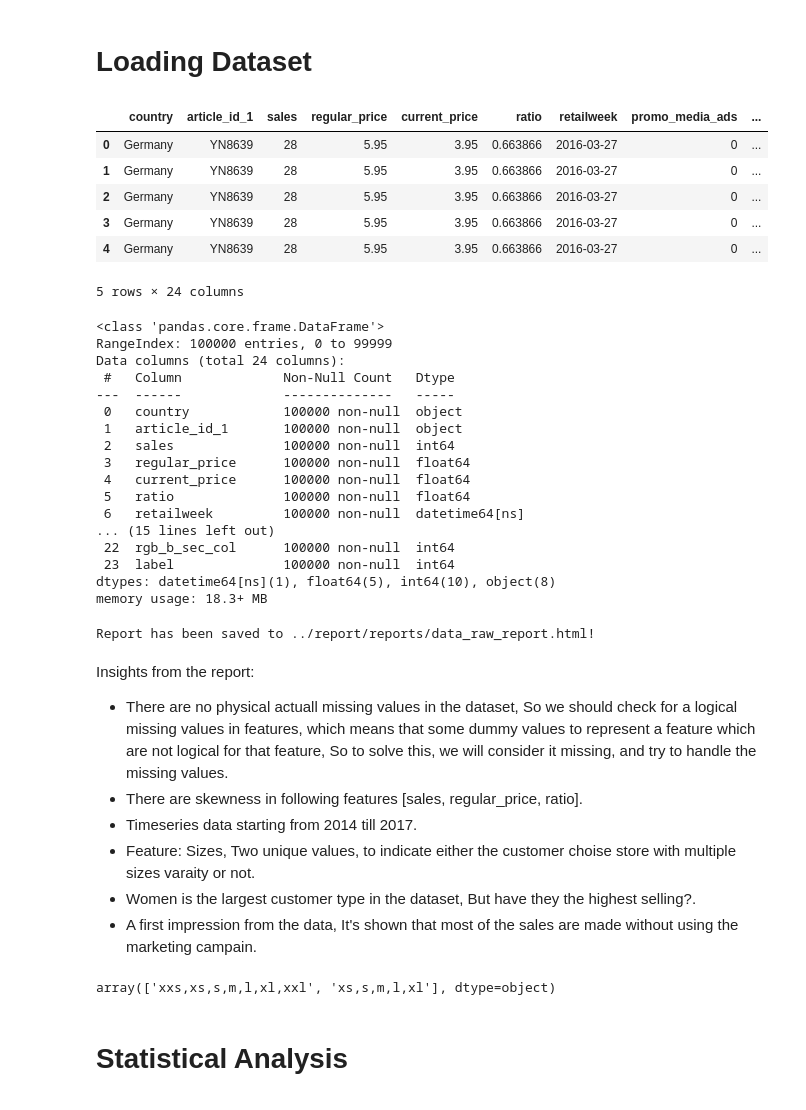
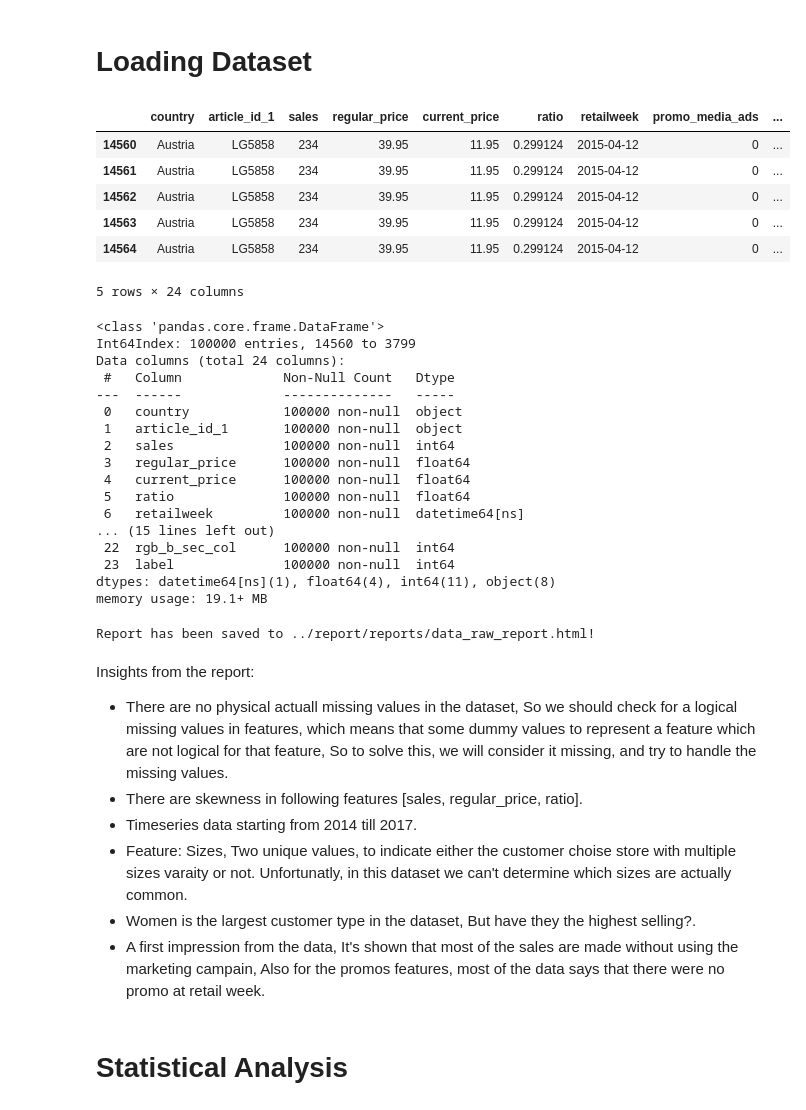
Before and after one commit to AhmedYousriSobhi/market_campain_imapct, a Jupyter notebook: nb_workspace/_1_data_raw_eda.ipynb, the cells around one changed output. Saved outputs shown, nothing was run; the diff lists cells and outputs as text; code cells hidden in the pictures.

```diff
--- a/nb_workspace/_1_data_raw_eda.ipynb
+++ b/nb_workspace/_1_data_raw_eda.ipynb
@@ -24,32 +168,36 @@ from dataprep.eda import create_report
 # %%
 df = (
     pd.read_csv('../data/raw/full_gen_data.csv')
     .assign(
-        retailweek = lambda x: pd.to_datetime(x.retailweek)
+        retailweek = lambda x: pd.to_datetime(x.retailweek),
+        customer_id = lambda x: x.customer_id.astype('int')
     )
     .rename(columns={
         'article':'article_id_1',
         'article.1':"article_id_2",
         'promo1':'promo_media_ads',
         'promo2':'promo_store_event',
         'cost':'cost_article_2'
     })
 )
 
+# Sorting by [Country, customer_id, retailweek]
+df = df.sort_values(by=['country', 'customer_id', 'retailweek'])
+
 df.head()
 # %% [output]
 |  | country | article_id_1 | sales | regular_price | current_price | ratio | retailweek | promo_media_ads | ... |
-| 0 | Germany | YN8639 | 28 | 5.95 | 3.95 | 0.663866 | 2016-03-27 | 0 | ... |
-| 1 | Germany | YN8639 | 28 | 5.95 | 3.95 | 0.663866 | 2016-03-27 | 0 | ... |
-| 2 | Germany | YN8639 | 28 | 5.95 | 3.95 | 0.663866 | 2016-03-27 | 0 | ... |
-| 3 | Germany | YN8639 | 28 | 5.95 | 3.95 | 0.663866 | 2016-03-27 | 0 | ... |
-| 4 | Germany | YN8639 | 28 | 5.95 | 3.95 | 0.663866 | 2016-03-27 | 0 | ... |
+| 14560 | Austria | LG5858 | 234 | 39.95 | 11.95 | 0.299124 | 2015-04-12 | 0 | ... |
+| 14561 | Austria | LG5858 | 234 | 39.95 | 11.95 | 0.299124 | 2015-04-12 | 0 | ... |
+| 14562 | Austria | LG5858 | 234 | 39.95 | 11.95 | 0.299124 | 2015-04-12 | 0 | ... |
+| 14563 | Austria | LG5858 | 234 | 39.95 | 11.95 | 0.299124 | 2015-04-12 | 0 | ... |
+| 14564 | Austria | LG5858 | 234 | 39.95 | 11.95 | 0.299124 | 2015-04-12 | 0 | ... |
 5 rows × 24 columns
 # %%
 df.info()
 # %% [output]
 <class 'pandas.core.frame.DataFrame'>
-RangeIndex: 100000 entries, 0 to 99999
+Int64Index: 100000 entries, 14560 to 3799
 Data columns (total 24 columns):
  #   Column             Non-Null Count   Dtype
 ---  ------             --------------   -----
@@ -63,8 +211,8 @@ Data columns (total 24 columns):
 ... (15 lines left out)
  22  rgb_b_sec_col      100000 non-null  int64
  23  label              100000 non-null  int64
-dtypes: datetime64[ns](1), float64(5), int64(10), object(8)
-memory usage: 18.3+ MB
+dtypes: datetime64[ns](1), float64(4), int64(11), object(8)
+memory usage: 19.1+ MB
 # %%
 # Create a report for raw dataset
 report = create_report(df)
@@ -78,13 +226,9 @@ Insights from the report:
 - There are no physical actuall missing values in the dataset, So we should check for a logical missing values in features, which means that some dummy values to represent a feature which are not logical for that feature, So to solve this, we will consider it missing, and try to handle the missing values.
 - There are skewness in following features [sales, regular_price, ratio].
 - Timeseries data starting from 2014 till 2017.
-- Feature: Sizes, Two unique values, to indicate either the customer choise store with multiple sizes varaity or not.
+- Feature: Sizes, Two unique values, to indicate either the customer choise store with multiple sizes varaity or not. Unfortunatly, in this dataset we can't determine which sizes are actually common.
 - Women is the largest customer type in the dataset, But have they the highest selling?.
-- A first impression from the data, It's shown that most of the sales are made without using the marketing campain.
+- A first impression from the data, It's shown that most of the sales are made without using the marketing campain, Also for the promos features, most of the data says that there were no promo at retail week.
-# %%
-df.sizes.unique()
-# %% [output]
-array(['xxs,xs,s,m,l,xl,xxl', 'xs,s,m,l,xl'], dtype=object)
 # %% [markdown]
 # Statistical Analysis
 # %%
```
Also changed, not shown: parts of 31 cells of this notebook, 4 other files.
